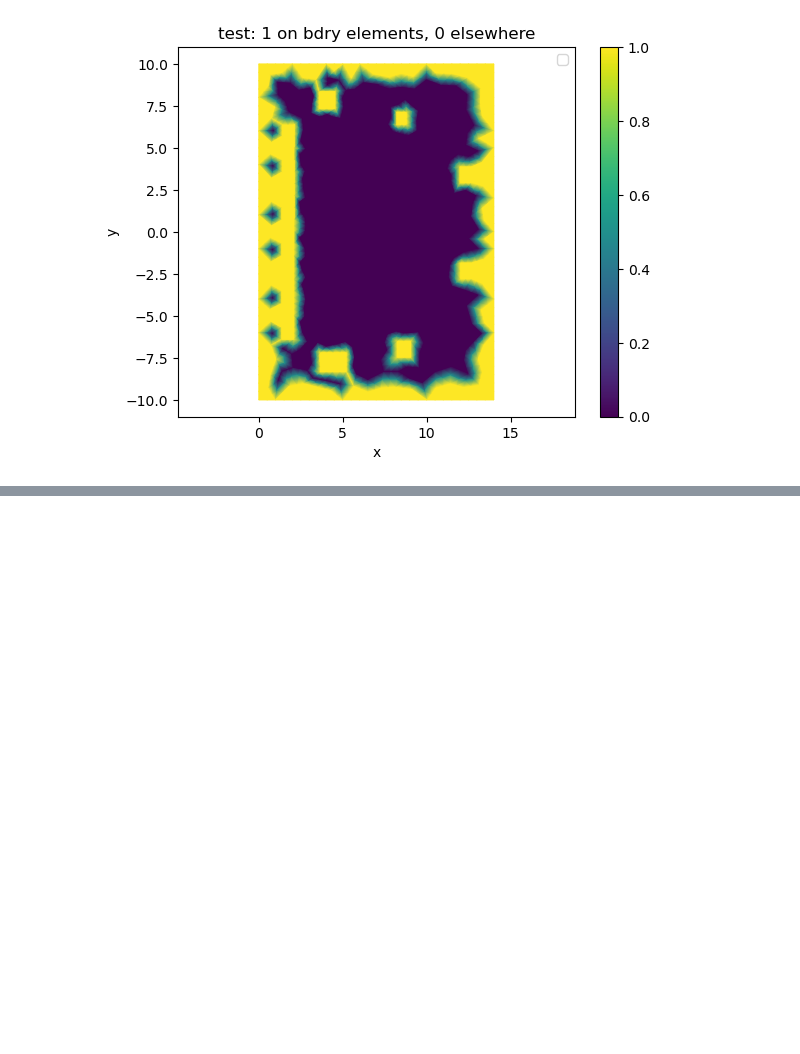
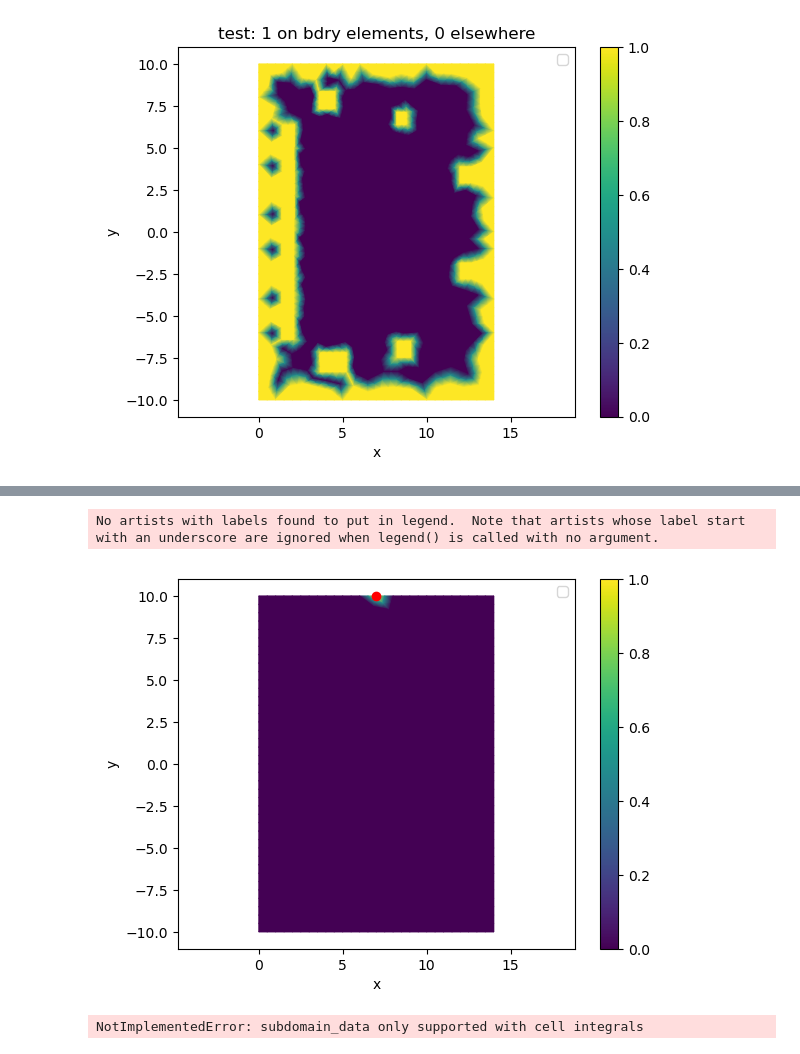
Before and after one commit to lucaciarimboli/tesi, a Jupyter notebook: FreeBoundary/notebooks/BEM.ipynb, the cells around one changed output, grey strips where cells are left out. Drawn from its saved outputs; the diff is of its cells as text; code cells hidden in the pictures; blank space fills up the shorter version.

```diff
--- a/FreeBoundary/notebooks/BEM.ipynb
+++ b/FreeBoundary/notebooks/BEM.ipynb
@@ -296,0 +567,23 @@ Q = FunctionSpace(m, "DG", 0)
+# %%
+# Define a function which is 0 everywhere but 1 on point source
+V = FunctionSpace(mesh, "P", 1)
+f = Function(V)
+f.dat.data[dof] = 1
+
+fig, ax = plt.subplots()
+plt.colorbar(tripcolor(f, axes=ax))
+plt.scatter(dof_ccord[0], dof_ccord[1], color='red')
+plt.xlabel("x")
+plt.ylabel("y")
+plt.legend()
+plt.axis('equal')
+plt.show()
+# %% [output]
+No artists with labels found to put in legend.  Note that artists whose label start with an underscore are ignored when legend() is called with no argument.
+[figure, added]
+# %%
+# Compute integral:
+integral = assemble(f * ds_custom)
+print(f'Computed integral: ', integral)
+# %% [output]
+NotImplementedError: subdomain_data only supported with cell integrals
```
Also changed, not shown: parts of 50 cells of this notebook, 11 other files.
